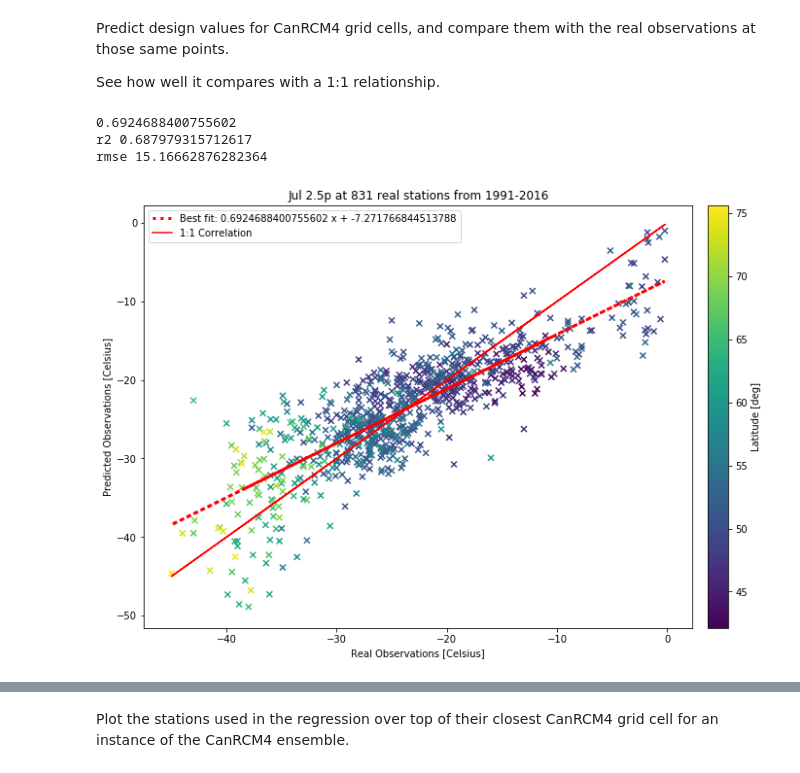
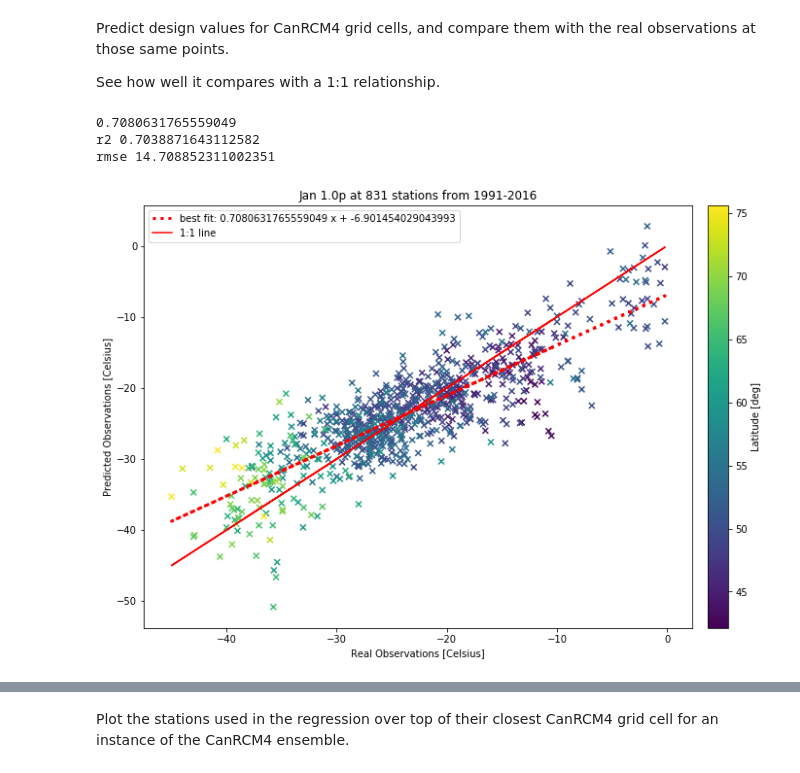
Before and after one commit to pacificclimate/climpyrical, a Jupyter notebook: Python/testing.ipynb, the cells around one changed output, grey strips where cells are left out. Saved outputs shown, nothing was run; the diff lists cells and outputs as text; code cells hidden in the pictures.

```diff
--- a/Python/testing.ipynb
+++ b/Python/testing.ipynb
@@ -28,7 +25,7 @@ Use a wildcard and specify the path of the ensemble members for the design value
 # %%
 #PATH = '/storage/data/projects/nrc/CanRCM4_large_ensemble/daily/processed/hdd/*ann_ta.nc'
 #PATH = '/home/nannau/Desktop/ensembles/jan1.0p/*'
-PATH = '/storage/data/projects/nrc/CanRCM4_large_ensemble/design_values/tas/jul2.5p/*.nc'
+PATH = '/storage/data/projects/nrc/CanRCM4_large_ensemble/design_values/tas/jan1.0p/*.nc'
 # %% [markdown]
 Read in ensembles and put in a xarray dataset
 # %%
@@ -198,41 +196,41 @@ print(regression_model.coef_[0][0])
 y_predicted = regression_model.predict(observations.T)
 # model evaluation
 rmse = mean_squared_error(reconstructed_observations.T, y_predicted)
 r2 = r2_score(reconstructed_observations.T, y_predicted)
 print('r2', r2)
 print('rmse', rmse)
 
 fig = plt.figure(figsize=(11, 8))
 ax = plt.axes()
 
 ax.plot(observations.T[:, 0],
         y_predicted[:, 0],
         ls=':',
         lw=3,
         color='red',
-        label='Best fit: {} x + {}'.format(regression_model.coef_[0][0],
+        label='best fit: {} x + {}'.format(regression_model.coef_[0][0],
                                              regression_model.intercept_[0]),
 )
 
 cplot = ax.scatter(observations[0, :],
             reconstructed_observations[0, :],
             marker='x',
             cmap='viridis',
             c=lat_ens[match_ens_obs_idx])
 
 cbar = plt.colorbar(cplot, orientation='vertical',fraction=0.056, pad=0.025)
 cbar.ax.set_ylabel('Latitude [deg]')
-plt.title('Jul 2.5p at {} real stations from 1991-2016'.format(observations.shape[1]))
-ax.plot(observations[0, :], observations[0, :], color='r', label='1:1 Correlation')
+plt.title('Jan 1.0p at {} stations from 1991-2016'.format(observations.shape[1]))
+ax.plot(observations[0, :], observations[0, :], color='r', label='1:1 line')
 plt.legend()
 plt.xlabel('Real Observations [Celsius]')
 plt.ylabel('Predicted Observations [Celsius]')
-plt.savefig('plots/jan_first_predictions_using_obs.pdf')
+plt.savefig('plots/jan_first_predictions_using_obs.png')
 # %% [output]
-0.6924688400755602
-r2 0.687979315712617
-rmse 15.16662876282364
+0.7080631765559049
+r2 0.7038871643112582
+rmse 14.708852311002351
-[figure, old version]
+[figure, new version]
 # %%
 # generate pseudo observations from models to
 # compare the reconstruction to real observations with
```
Also changed, not shown: parts of 6 cells of this notebook.
